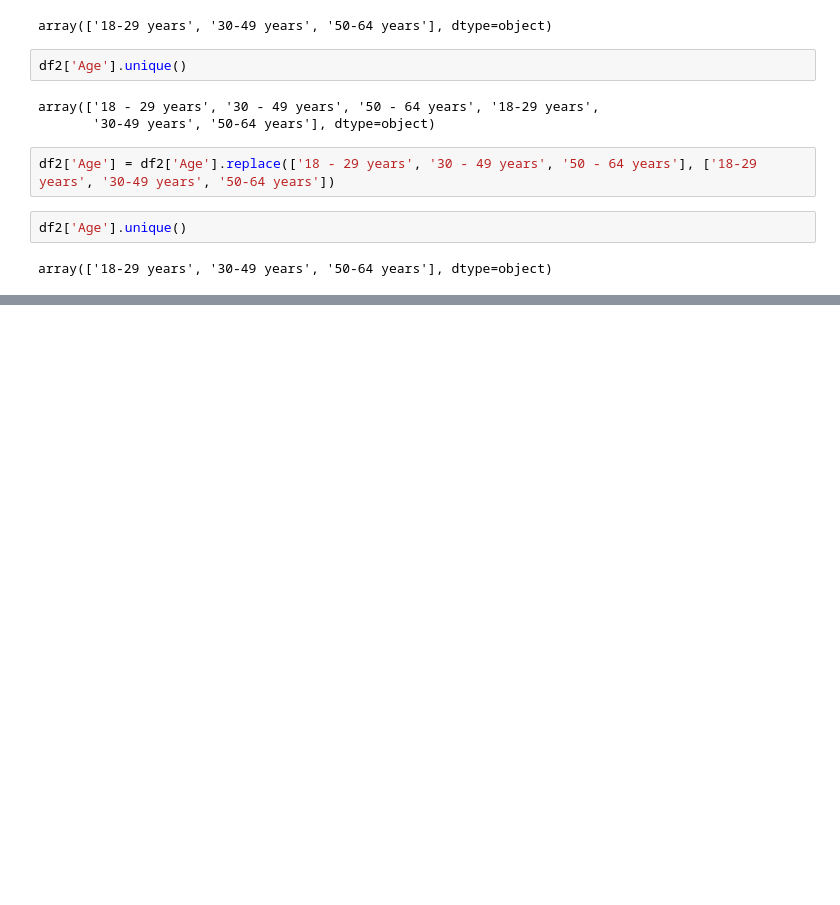
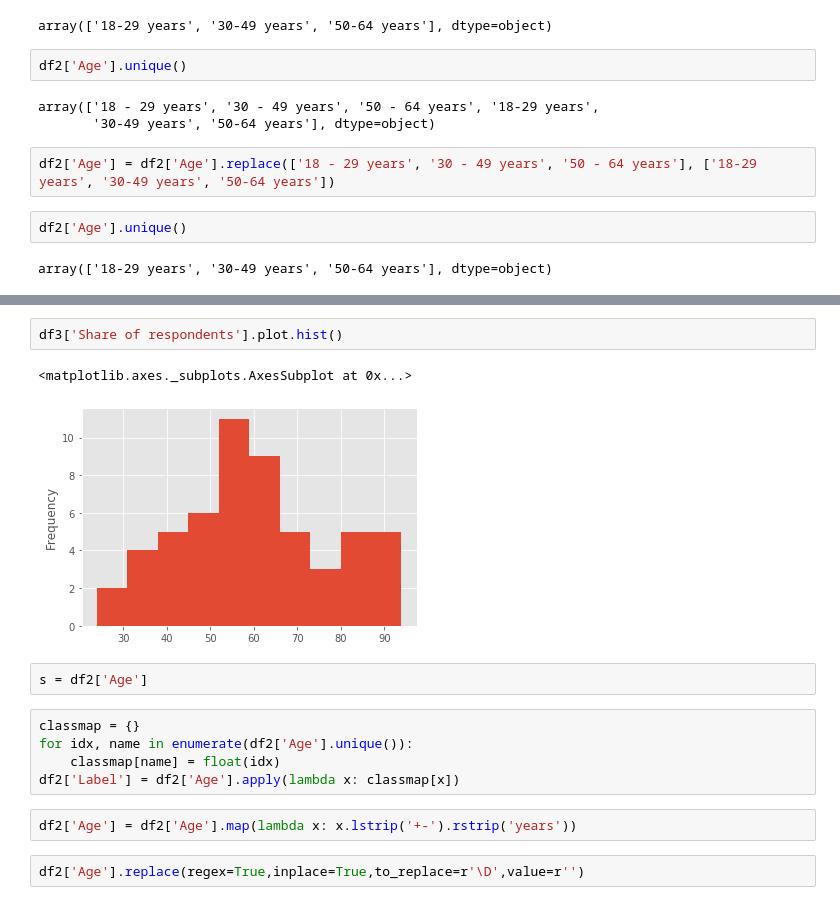
Before and after one commit to Prajbh/Fast_Food_Restaurants_Data, a Jupyter notebook: fast_food_project.ipynb, the cells around one changed output, grey strips where cells are left out. Drawn from its saved outputs; the diff is of its cells as text; blank space fills up the shorter version.

```diff
--- a/fast_food_project.ipynb
+++ b/fast_food_project.ipynb
@@ -32,0 +56,16 @@ array(['18-29 years', '30-49 years', '50-64 years'], dtype=object)
+# %%
+df3['Share of respondents'].plot.hist()
+# %% [output]
+<matplotlib.axes._subplots.AxesSubplot at 0x...>
+[figure, added]
+# %%
+s = df2['Age']
+# %%
+classmap = {}
+for idx, name in enumerate(df2['Age'].unique()):
+    classmap[name] = float(idx)
+df2['Label'] = df2['Age'].apply(lambda x: classmap[x])
+# %%
+df2['Age'] = df2['Age'].map(lambda x: x.lstrip('+-').rstrip('years'))
+# %%
+df2['Age'].replace(regex=True,inplace=True,to_replace=r'\D',value=r'')
```
Also changed, not shown: parts of 19 cells of this notebook.
